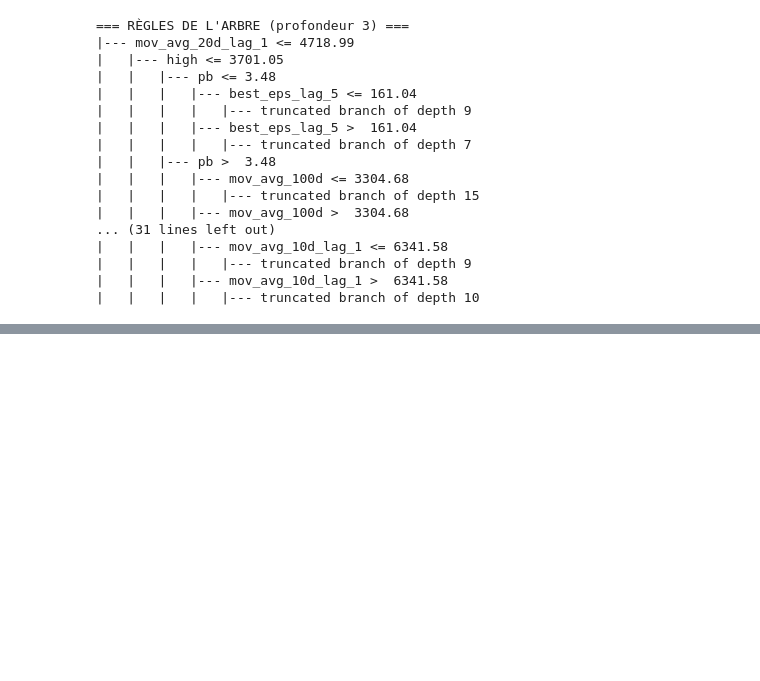
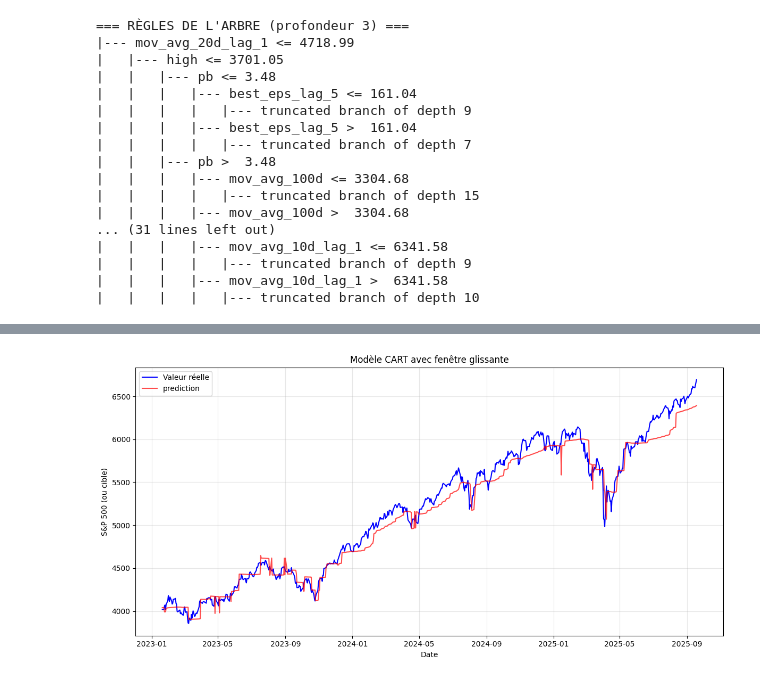
Before and after one commit to Alazuz/bigdata_project, a Jupyter notebook: CART.ipynb, the cells around one changed output, grey strips where cells are left out. Saved outputs shown, nothing was run; the diff lists cells and outputs as text; code cells hidden in the pictures; blank space fills up the shorter version.

Commit message:
CART terminé

```diff
--- a/CART.ipynb
+++ b/CART.ipynb
@@ -652,3 +652,91 @@ mov_avg_200d_lag_5    0.015261
 |   |   |   |   |--- truncated branch of depth 9
 |   |   |   |--- mov_avg_10d_lag_1 >  6341.58
 |   |   |   |   |--- truncated branch of depth 10
+# %%
+from sklearn.model_selection import train_test_split
+from sklearn.tree import DecisionTreeRegressor
+from sklearn import metrics
+from sklearn import datasets
+
+
+window_years = 3  # nombre d'années de données pour entraîner (ex : 3 ans)
+trading_days_per_year = 250
+window_size = window_years * trading_days_per_year  # ~750 jours
+start_date = '2023-01-20'
+end_date = '2025-09-18'
+df = data.copy()
+
+features = df.drop(columns=['cible'])
+target = df['cible']
+
+# === Initialisation des listes === #
+predictions = []
+true_values = []
+prediction_dates = []
+# signals = []          # signal d'achat (True) ou non (False)
+portfolio_returns = []  # rendement journalier du portefeuille
+
+for current_date in pd.date_range(start=start_date, end=end_date, freq='B'):  # freq='B' = jours ouvrés
+    if current_date not in df.index:
+        continue
+
+    end_train_idx = df.index.get_loc(current_date)
+    start_train_idx = end_train_idx - window_size
+
+    if start_train_idx < 0:
+        continue  # pas assez d'historique
+
+    # Définir les fenêtres d'entraînement et de test
+    X_train = features.iloc[start_train_idx:end_train_idx]
+    y_train = target.iloc[start_train_idx:end_train_idx]
+
+    X_test = features.loc[[current_date]]
+    y_test = target.loc[current_date]
+
+    # Entraîner le modèle
+    model = DecisionTreeRegressor(
+                max_depth=3,
+                min_samples_split=50,
+                min_samples_leaf=20,
+                random_state=42
+            )
+    model.fit(X_train, y_train)
+
+    # Prédire
+    y_pred = model.predict(X_test)[0]
+
+    # Stocker
+    predictions.append(y_pred)
+    true_values.append(y_test)
+    prediction_dates.append(current_date)
+
+returns_dates = prediction_dates[1:]
+
+
+# === Résultats === #
+results = pd.DataFrame({
+    'Valeur réelle': true_values,
+    'prediction': predictions,
+    # 'Signal achat': signals
+}, index=prediction_dates)
+
+# === Évaluation === #
+mae = mean_absolute_error(results['Valeur réelle'], results['prediction'])
+print(f"\n✅ MAE global ({start_date} ➜ {end_date}): {mae:.2f}\n")
+
+print(results.head())
+
+# === Affichage === #
+plt.figure(figsize=(12,6))
+plt.plot(results.index, results['Valeur réelle'], label='Valeur réelle', color='blue')
+plt.plot(results.index, results['prediction'], label='prediction', color='red', alpha=0.7)
+plt.title("Modèle CART avec fenêtre glissante")
+plt.xlabel("Date")
+plt.ylabel("S&P 500 (ou cible)")
+plt.legend()
+plt.grid(True, alpha=0.3)
+plt.tight_layout()
+plt.show()
+
+results.to_csv('Test_CART.csv',sep='|')
+# %% [output]
@@ -654,0 +751 @@ mov_avg_200d_lag_5    0.015261
+[figure, added]
```
Also changed, not shown: parts of 1 cell of this notebook, 2 other files.
